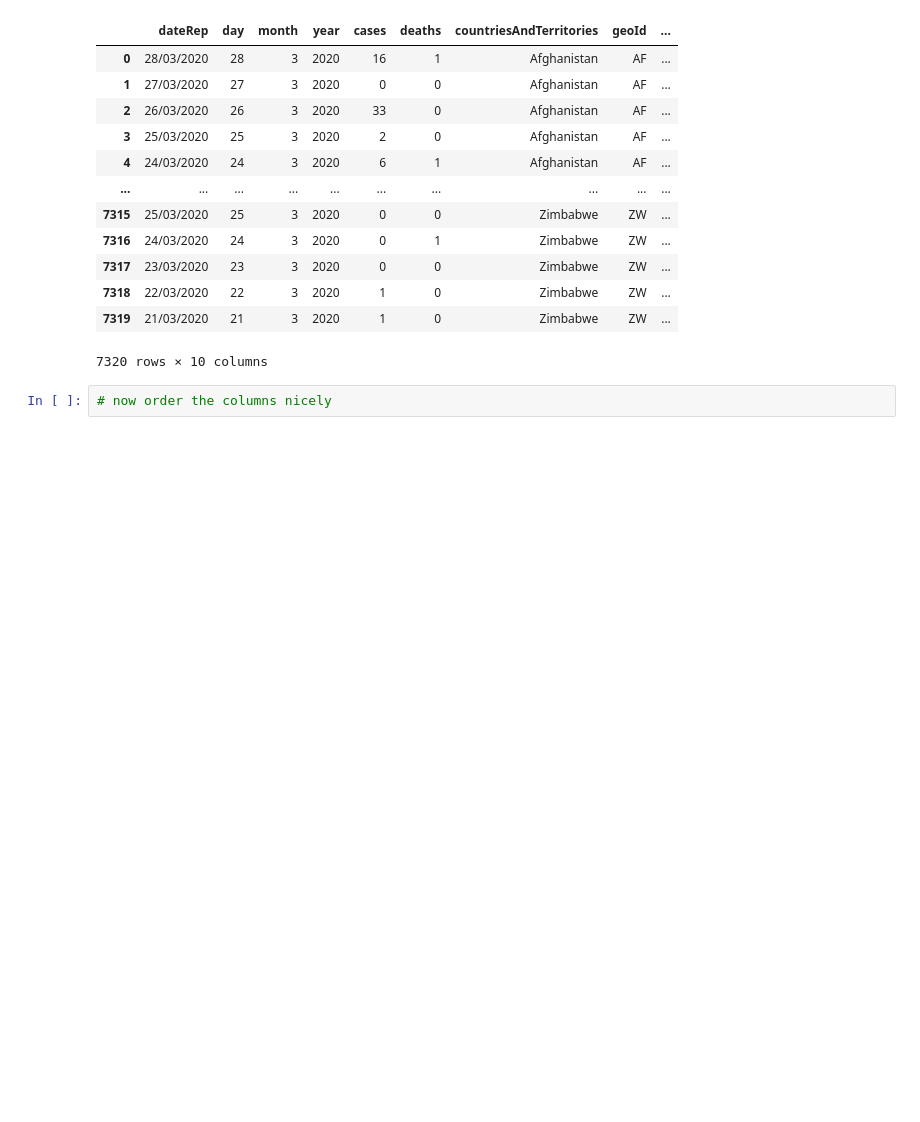
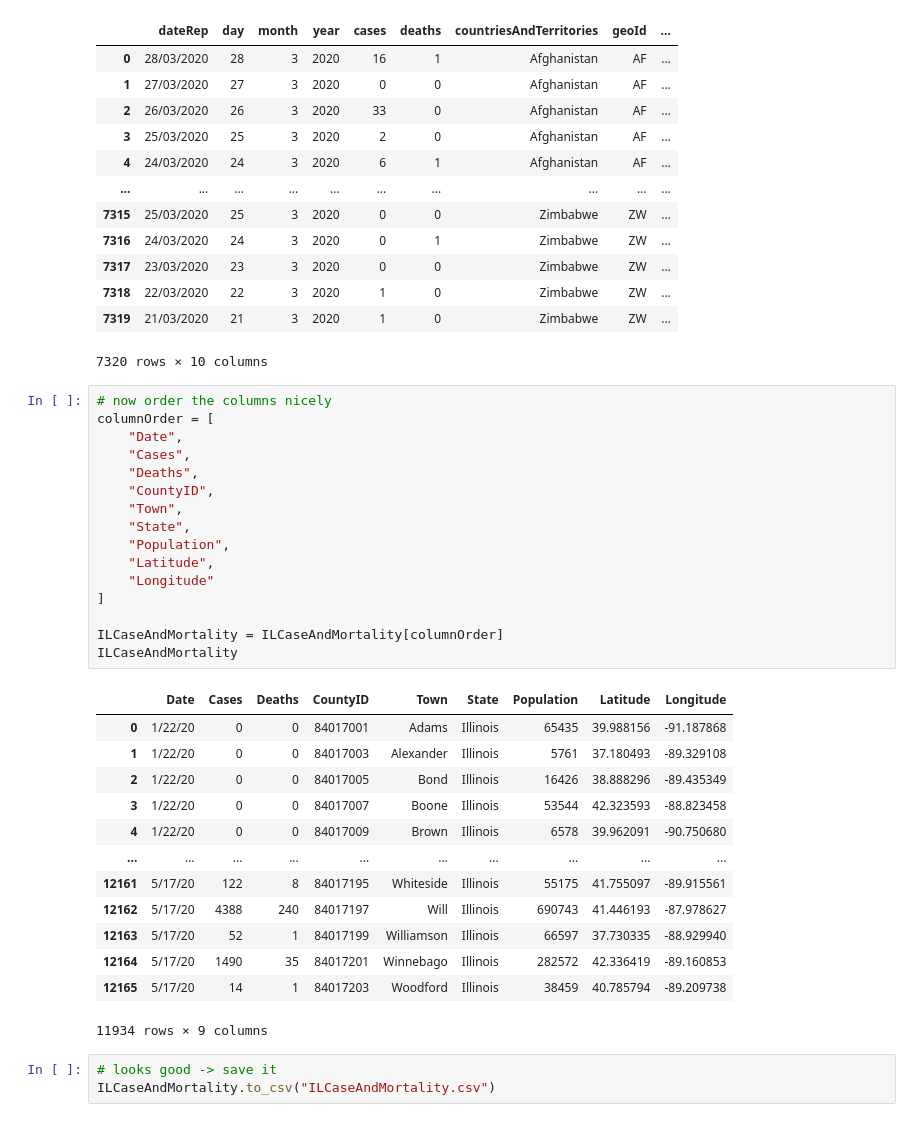
Before and after one commit to uc-cdis/covid19model, a Jupyter notebook: Python/notebooks/scratchSpace.ipynb, the cells around one changed output. Saved outputs shown, nothing was run; the diff lists cells and outputs as text; blank space fills up the shorter version.

```diff
--- a/Python/notebooks/scratchSpace.ipynb
+++ b/Python/notebooks/scratchSpace.ipynb
@@ -405,3 +406,34 @@ EuroCaseAndMortality
 7320 rows × 10 columns
 # %%
 # now order the columns nicely
+columnOrder = [
+    "Date",
+    "Cases",
+    "Deaths",
+    "CountyID",
+    "Town",
+    "State",
+    "Population",
+    "Latitude",
+    "Longitude"
+]
+
+ILCaseAndMortality = ILCaseAndMortality[columnOrder]
+ILCaseAndMortality
+# %% [output]
+|  | Date | Cases | Deaths | CountyID | Town | State | Population | Latitude | Longitude |
+| 0 | 1/22/20 | 0 | 0 | 84017001 | Adams | Illinois | 65435 | 39.988156 | -91.187868 |
+| 1 | 1/22/20 | 0 | 0 | 84017003 | Alexander | Illinois | 5761 | 37.180493 | -89.329108 |
+| 2 | 1/22/20 | 0 | 0 | 84017005 | Bond | Illinois | 16426 | 38.888296 | -89.435349 |
+| 3 | 1/22/20 | 0 | 0 | 84017007 | Boone | Illinois | 53544 | 42.323593 | -88.823458 |
+| 4 | 1/22/20 | 0 | 0 | 84017009 | Brown | Illinois | 6578 | 39.962091 | -90.750680 |
+| ... | ... | ... | ... | ... | ... | ... | ... | ... | ... |
+| 12161 | 5/17/20 | 122 | 8 | 84017195 | Whiteside | Illinois | 55175 | 41.755097 | -89.915561 |
+| 12162 | 5/17/20 | 4388 | 240 | 84017197 | Will | Illinois | 690743 | 41.446193 | -87.978627 |
+| 12163 | 5/17/20 | 52 | 1 | 84017199 | Williamson | Illinois | 66597 | 37.730335 | -88.929940 |
+| 12164 | 5/17/20 | 1490 | 35 | 84017201 | Winnebago | Illinois | 282572 | 42.336419 | -89.160853 |
+| 12165 | 5/17/20 | 14 | 1 | 84017203 | Woodford | Illinois | 38459 | 40.785794 | -89.209738 |
+11934 rows × 9 columns
+# %%
+# looks good -> save it
+ILCaseAndMortality.to_csv("ILCaseAndMortality.csv")
```
Also changed, not shown: parts of 1 cell of this notebook, 1 other file.
